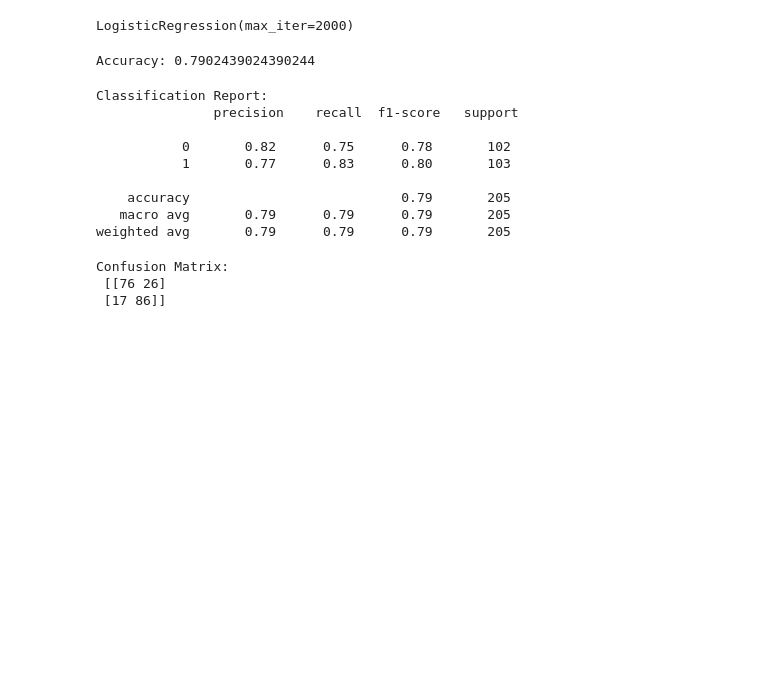
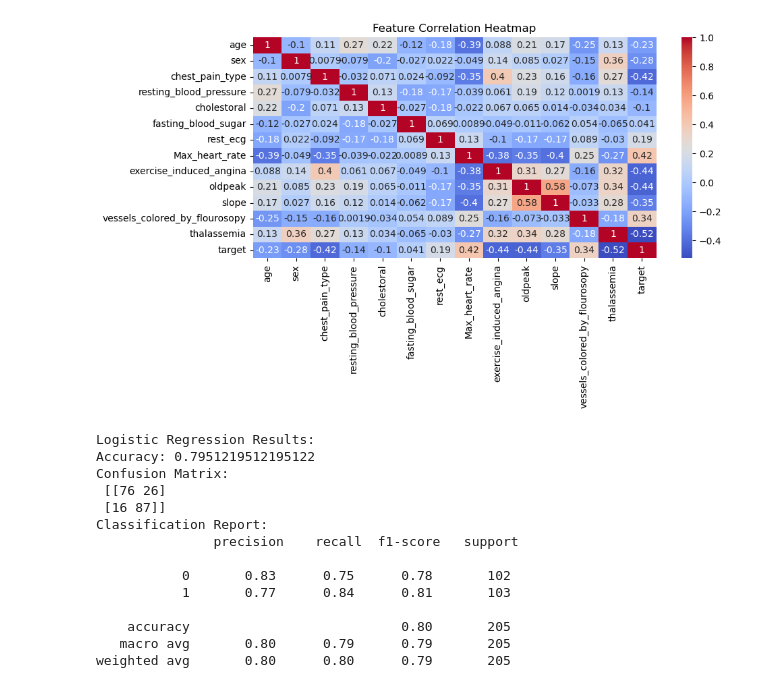
Before and after one commit to Yuva1024/Heart-Disease-Prediction, a Jupyter notebook: HeartDiseasePrediction.ipynb, the cells around one changed output. Cells and saved outputs as stored; diff of their text form; code cells hidden in the pictures; blank space fills up the shorter version.

```diff
--- a/HeartDiseasePrediction.ipynb
+++ b/HeartDiseasePrediction.ipynb
@@ -39,13 +68,18 @@ le = LabelEncoder()
 # %%
-data['sex'] = le.fit_transform(data['sex'])
-data['chest_pain_type'] = le.fit_transform(data['chest_pain_type'])
-data['fasting_blood_sugar'] = le.fit_transform(data['fasting_blood_sugar'])
-data['rest_ecg'] = le.fit_transform(data['rest_ecg'])
-data['exercise_induced_angina'] = le.fit_transform(data['exercise_induced_angina'])
-data['slope'] = le.fit_transform(data['slope'])
-data['vessels_colored_by_flourosopy'] = le.fit_transform(data['vessels_colored_by_flourosopy'])
-data['thalassemia'] = le.fit_transform(data['thalassemia'])
+
+le = LabelEncoder()
+cat_cols = ['sex', 'chest_pain_type', 'fasting_blood_sugar',
+            'rest_ecg', 'exercise_induced_angina', 'slope',
+            'vessels_colored_by_flourosopy', 'thalassemia']
+
+for col in cat_cols:
+    data[col] = le.fit_transform(data[col])
 # %%
-X = data.drop('target', axis=1)
-y = data['target']
+plt.figure(figsize=(10, 6))
+sns.heatmap(data.corr(), annot=True, cmap='coolwarm')
+plt.title("Feature Correlation Heatmap")
+plt.tight_layout()
+plt.show()
+# %% [output]
+[figure, added]
 # %%
@@ -55,5 +91,4 @@ model = LogisticRegression(max_iter=2000)
 # %%
-model.fit(X_train, y_train)
+scaler = StandardScaler()
+X_scaled = scaler.fit_transform(X)
-# %% [output]
-LogisticRegression(max_iter=2000)
 # %%
@@ -61,22 +96,27 @@ y_pred = model.predict(X_test)
 # %%
-print("Accuracy:", accuracy_score(y_test, y_pred))
+log_reg = LogisticRegression(max_iter=1000)
+log_reg.fit(X_train, y_train)
+log_preds = log_reg.predict(X_test)
-# %% [output]
-Accuracy: 0.7902439024390244
 # %%
-print("Classification Report:\n", classification_report(y_test, y_pred))
+print("\nLogistic Regression Results:")
+print("Accuracy:", accuracy_score(y_test, log_preds))
+print("Confusion Matrix:\n", confusion_matrix(y_test, log_preds))
+print("Classification Report:\n", classification_report(y_test, log_preds))
 # %% [output]
+Logistic Regression Results:
+Accuracy: 0.7951219512195122
+Confusion Matrix:
+ [[76 26]
+ [16 87]]
 Classification Report:
                precision    recall  f1-score   support
 
-           0       0.82      0.75      0.78       102
-           1       0.77      0.83      0.80       103
+           0       0.83      0.75      0.78       102
+           1       0.77      0.84      0.81       103
 
-    accuracy                           0.79       205
-   macro avg       0.79      0.79      0.79       205
-weighted avg       0.79      0.79      0.79       205
+    accuracy                           0.80       205
+   macro avg       0.80      0.79      0.79       205
+weighted avg       0.80      0.80      0.79       205
 # %%
-print("Confusion Matrix:\n", confusion_matrix(y_test, y_pred))
+log_probs = log_reg.predict_proba(X_test)[:, 1]
+fpr, tpr, _ = roc_curve(y_test, log_probs)
-# %% [output]
-Confusion Matrix:
- [[76 26]
- [17 86]]
```
Also changed, not shown: parts of 10 cells of this notebook.
